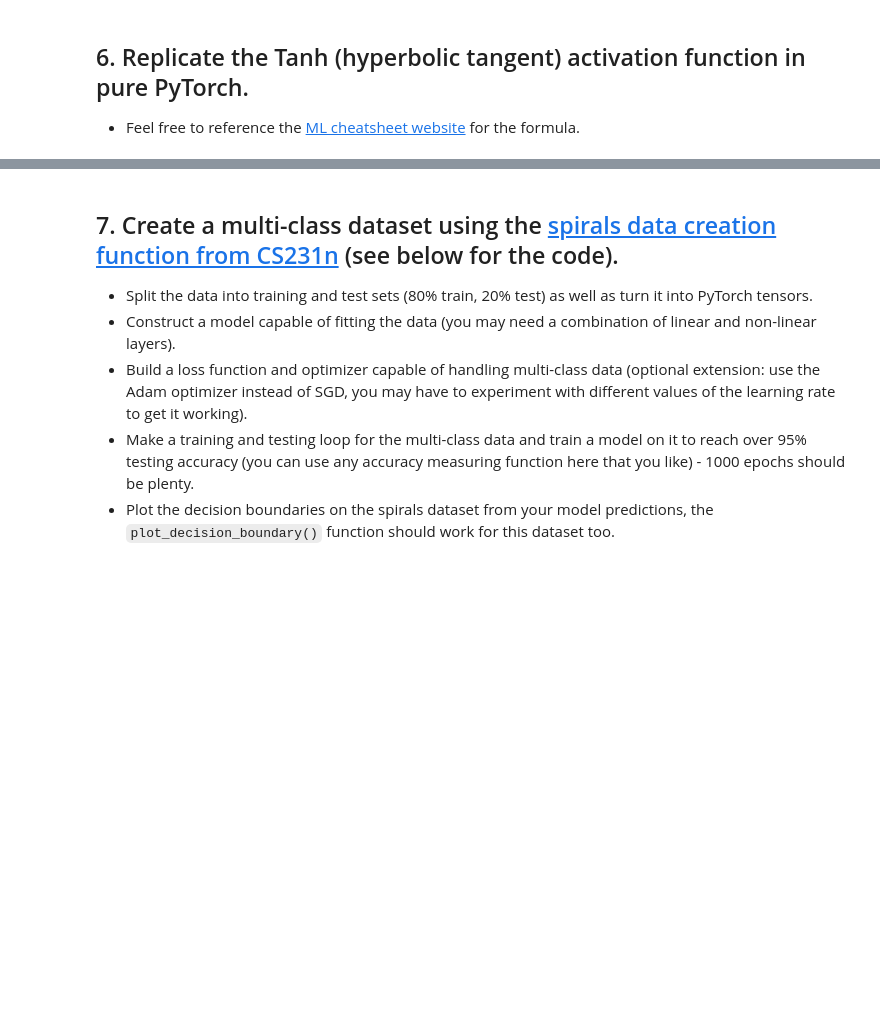
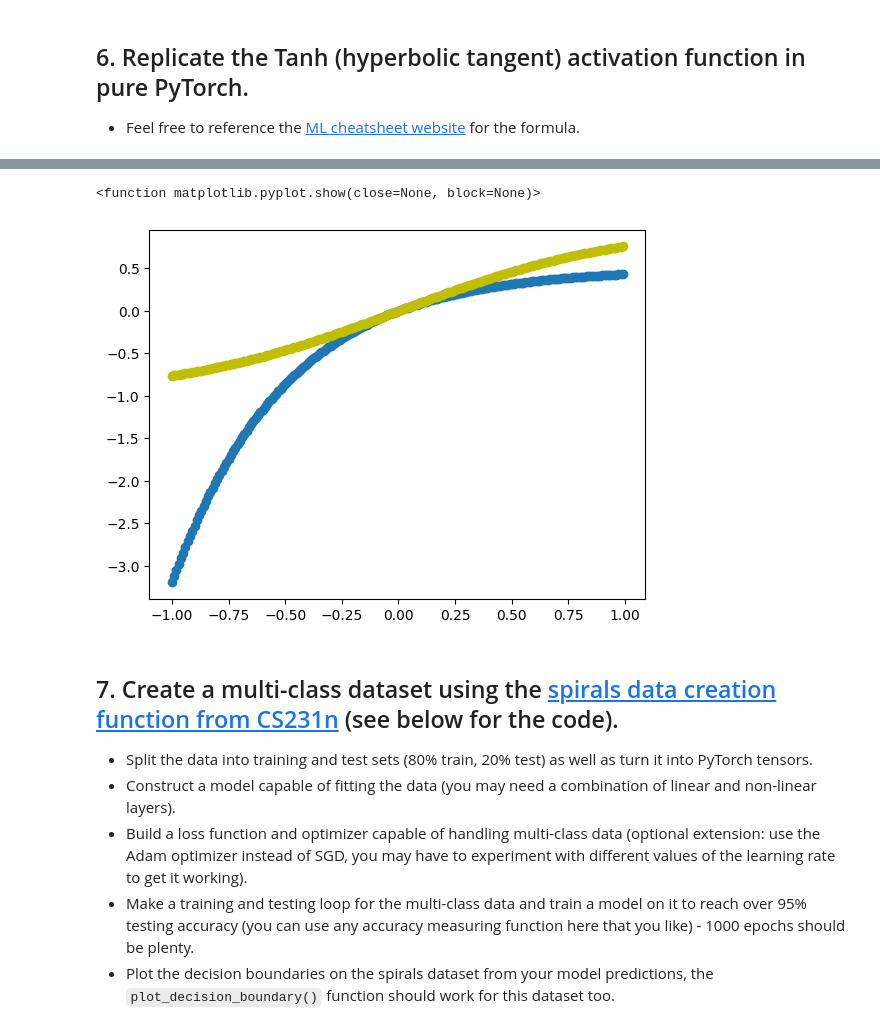
Before and after one commit to abdoemr11/pytorch, a Jupyter notebook: exercises/02_pytorch_classification_exercises.ipynb, the cells around one changed output, grey strips where cells are left out. Cells and saved outputs as stored; diff of their text form; code cells hidden in the pictures; blank space fills up the shorter version.

```diff
--- a/exercises/02_pytorch_classification_exercises.ipynb
+++ b/exercises/02_pytorch_classification_exercises.ipynb
@@ -201,3 +295,13 @@ def plot_decision_boundary(model, X, y):
+# %%
+# Replicate torch.tanh() and plot it
+def mytanh(x):
+  return(torch.exp(x)- torch.exp(-x))/(torch.exp(x)+ torch.exp(x))
+plt.scatter(a, mytanh(a))
+plt.scatter(a, b, c='y')
+plt.show
+# %% [output]
+<function matplotlib.pyplot.show(close=None, block=None)>
+[figure, added]
 # %% [markdown]
 ## 7. Create a multi-class dataset using the [spirals data creation function from CS231n](https://cs231n.github.io/neural-networks-case-study/) (see below for the code).
   * Split the data into training and test sets (80% train, 20% test) as well as turn it into PyTorch tensors.
```
Also changed, not shown: parts of 26 cells of this notebook.
